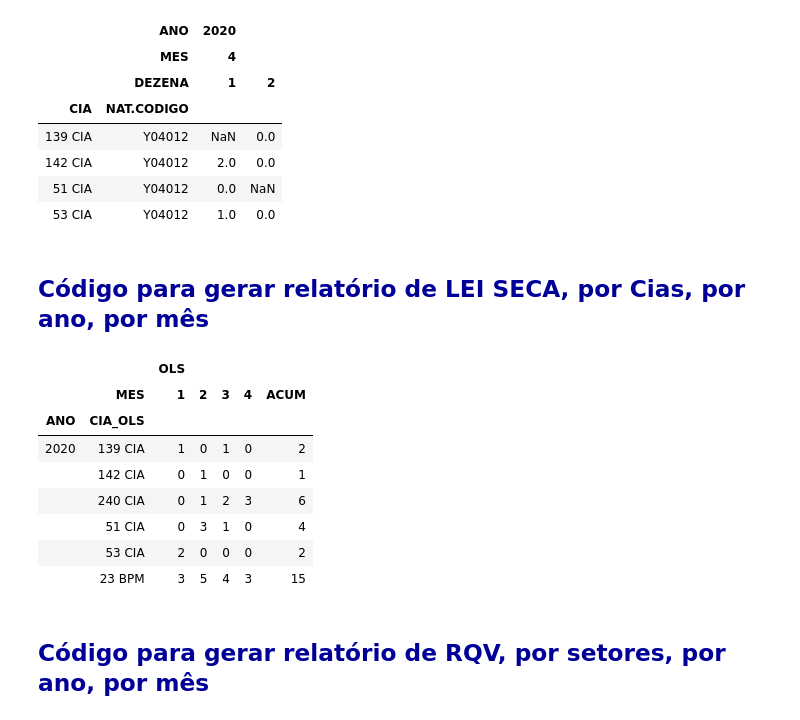
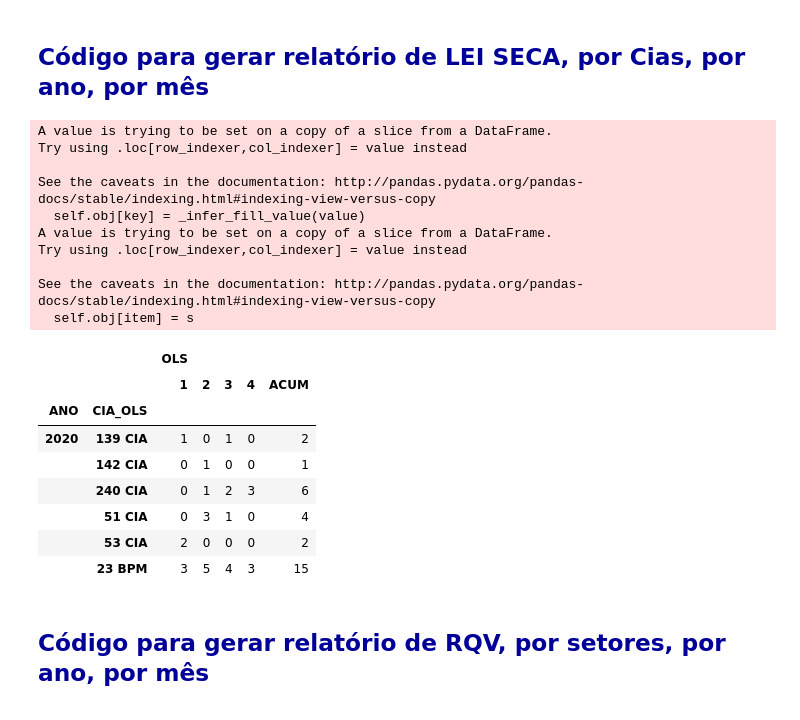
Before and after one commit to WENDEL4891/gdo-pandas, a Jupyter notebook: RQV e ROLS.ipynb, the cells around one changed output. Drawn from its saved outputs; the diff is of its cells as text; code cells hidden in the pictures.

```diff
--- a/RQV e ROLS.ipynb
+++ b/RQV e ROLS.ipynb
@@ -22,7 +47,7 @@ df_ratv.rename('VIATURAS', inplace=True)
 df_rat = df_rat.join(df_ratv, how='left')
 del df_ratv
 df_rat['VIATURAS'].fillna(0, inplace=True)
-df_rat['VIATURAS'] = df_rat['VIATURAS'].astype(int)
+df_rat['VIATURAS'] = df_rat['VIATURAS'].astype('uint8')
 
 ######################### BUSCA DADOS DE EFETIVO E ACRESCENTA EM df_rat
 df_rate = pd.read_sql_table('tbl_rat_efetivo', 'sqlite:///gdo.db')
@@ -31,7 +56,7 @@ df_rate.rename('EFETIVO', inplace=True)
 df_rat = df_rat.join(df_rate, how='left')
 del df_rate
 df_rat['EFETIVO'].fillna(0, inplace=True)
-df_rat['EFETIVO'] = df_rat['EFETIVO'].astype(int)
+df_rat['EFETIVO'] = df_rat['EFETIVO'].astype('uint8')
 
 ######################### BUSCA DADOS DE PRODUTIVIDADE E ACRESCENTA EM df_rat
 df_ratp = pd.read_sql_table('tbl_rat_produtividade', 'sqlite:///gdo.db')
@@ -41,7 +66,7 @@ df_ratp_efet = df_ratp[
 df_rat = df_rat.join(df_ratp_efet, how='left')
 del df_ratp_efet
 df_rat['EFETIVIDADE_PARCIAL'].fillna(0, inplace=True)
-df_rat['EFETIVIDADE_PARCIAL'] = df_rat['EFETIVIDADE_PARCIAL'].astype(int)
+df_rat['EFETIVIDADE_PARCIAL'] = df_rat['EFETIVIDADE_PARCIAL'].astype('int8')
 
 df_itens_ee = df_ratp[
     df_ratp['DESCRICAO'].isin([
@@ -61,7 +86,7 @@ for i in [
     'Qde de pessoas que sopraram o etilometro'
 ]:
     df_rat[i].fillna(0, inplace=True)
-    df_rat[i] = df_rat[i].astype('int32')
+    df_rat[i] = df_rat[i].astype('int16')
 del df_ratp
 
 cond71 = (
@@ -158,55 +183,44 @@ Wall time: 2.57 s
 | 2018-051709149-001 | Y07001 | OPERACAO DE BATIDA POLICIAL | 20/11/2018 | 20/11/2018 | 05:25 | 20/11/2018 | ... |
 | 2018-052156427-001 | Y07001 | OPERACAO DE BATIDA POLICIAL | 22/11/2018 | 22/11/2018 | 20:20 | 22/11/2018 | ... |
 3 rows × 50 columns
-# %%
-df_rat[
-    (df_rat['ANO'] == 2020)
-    &    (df_rat['MES'] == 4)
-    & (~df_rat['NOM_UNID_RESPONSAVEL'].str.contains('PRV'))
-    & (df_rat['NAT.CODIGO'] == 'Y04012')
-].groupby(['ANO','MES','DEZENA','CIA','NAT.CODIGO']).sum()['EFETIVIDADE'].unstack(['ANO','MES','DEZENA'])
-# %% [output]
-|  | ANO | 2020 |  |
-|  | MES | 4 |  |
-|  | DEZENA | 1 | 2 |
-| CIA | NAT.CODIGO |  |  |
-| 139 CIA | Y04012 | NaN | 0.0 |
-| 142 CIA | Y04012 | 2.0 | 0.0 |
-| 51 CIA | Y04012 | 0.0 | NaN |
-| 53 CIA | Y04012 | 1.0 | 0.0 |
 # %% [markdown]
 <h2 style='color:#009'>Código para gerar relatório de LEI SECA, por Cias, por ano, por mês</h2>
 # %%
-df_ols = df_rat[
-    (df_rat.loc[:,'NAT.CODIGO'] == 'Y04012') &
-    ( ~ df_rat.loc[:,'NOM_UNID_RESPONSAVEL'].str.contains('PRV')) &
-    (df_rat.loc[:,'ANO'] == 2020)
+df_rat_ols = df_rat[
+    (~df_rat['NOM_UNID_RESPONSAVEL'].str.contains('PRV'))
+    & (df_rat['NAT.CODIGO'] == 'Y04012')
 ]
-
-df_ols.loc[:,'CIA_OLS'] = np.select([
-    df_ols.loc[:,'NOM_UNID_RESPONSAVEL'].str.contains('240')
+df_rat_ols.loc[:,'CIA_OLS'] = np.select([
+    df_rat_ols.loc[:,'NOM_UNID_RESPONSAVEL'].str.contains('240')
 ], [
     '240 CIA'
-], default = df_ols.loc[:,'CIA'])
+    ], default = df_rat_ols.loc[:,'CIA'])
 
-df_ols_resumo = df_ols.groupby(['ANO','MES','CIA_OLS']).sum()[['EFETIVIDADE']]
+ols_by_cia = df_rat_ols[
+    df_rat_ols['ANO'] >= 2020
+].groupby(['ANO','MES','CIA_OLS']).sum()['EFETIVIDADE'].unstack(['MES']).fillna(0)
 
+ols_by_cia.loc[:,'ACUM'] = ols_by_cia.sum(1)
+ols_by_cia.loc[(2020, '23 BPM'),:] = ols_by_cia.sum()
 
-df_ols_resumo = df_ols_resumo.unstack(level='MES')
-df_ols_resumo.fillna(0, inplace=True)
+# df_rat_ols
 
-df_ols_resumo.loc[:,('EFETIVIDADE','ACUM')] = df_ols_resumo.sum(1)
-
-
-df_ols_resumo.loc[(2020,'23 BPM'),:] = df_ols_resumo.sum()
-df_ols_resumo.fillna(0, inplace=True)
-df_ols_resumo = df_ols_resumo.astype('int32')
-
-df_ols_resumo.rename(columns={'EFETIVIDADE':'OLS'}, inplace=True)
-df_ols_resumo
+ols_by_cia = ols_by_cia.astype('int16')
+ols_by_cia.columns =  pd.MultiIndex.from_product([['OLS'], ols_by_cia.columns])
+ols_by_cia
 # %% [output]
+A value is trying to be set on a copy of a slice from a DataFrame.
+Try using .loc[row_indexer,col_indexer] = value instead
+
+See the caveats in the documentation: http://pandas.pydata.org/pandas-docs/stable/indexing.html#indexing-view-versus-copy
+  self.obj[key] = _infer_fill_value(value)
+A value is trying to be set on a copy of a slice from a DataFrame.
+Try using .loc[row_indexer,col_indexer] = value instead
+
+See the caveats in the documentation: http://pandas.pydata.org/pandas-docs/stable/indexing.html#indexing-view-versus-copy
+  self.obj[item] = s
 |  |  | OLS |  |  |  |  |
-|  | MES | 1 | 2 | 3 | 4 | ACUM |
+|  |  | 1 | 2 | 3 | 4 | ACUM |
 | ANO | CIA_OLS |  |  |  |  |  |
 | 2020 | 139 CIA | 1 | 0 | 1 | 0 | 2 |
 |  | 142 CIA | 0 | 1 | 0 | 0 | 1 |
```
Also changed, not shown: parts of 35 cells of this notebook, 6 other files.
